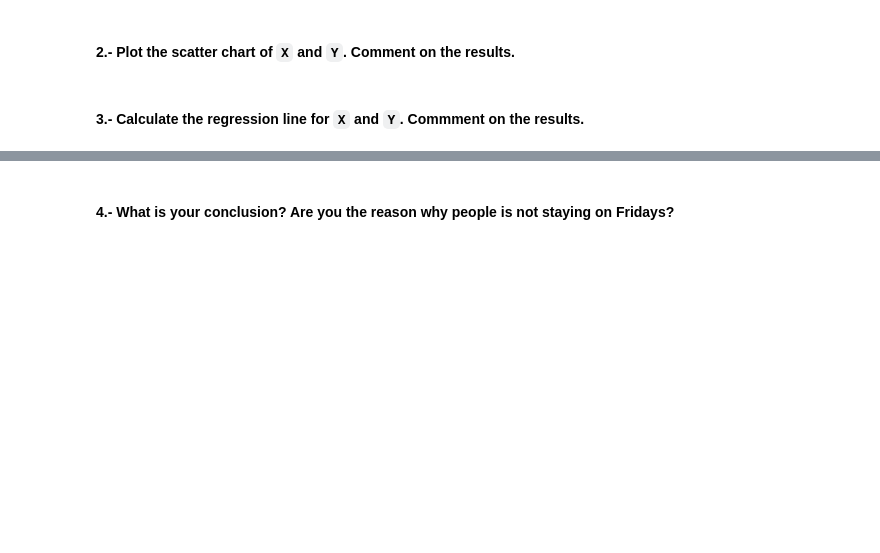
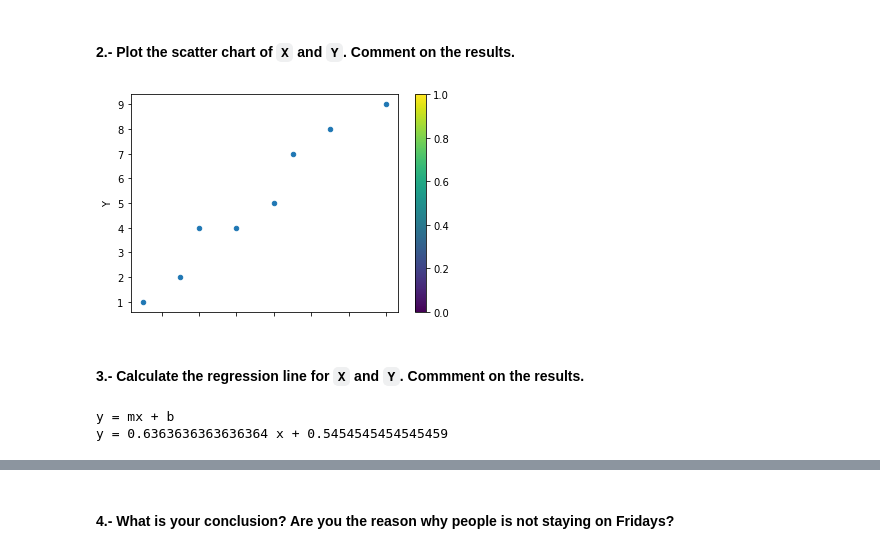
Before and after one commit to ta-data-bcn/lab-linear-regression-correlation, a Jupyter notebook: your-code/main.ipynb, the cells around one changed output, grey strips where cells are left out. Cells and saved outputs as stored; diff of their text form; code cells hidden in the pictures; blank space fills up the shorter version.

```diff
--- a/your-code/main.ipynb
+++ b/your-code/main.ipynb
@@ -213,3 +209,7 @@ correlation_coefficient(ironbeers_df, "X", "Y")
+# %%
+scatter = ironbeers_df.plot.scatter(x='X', y='Y', colormap='viridis')
+# %% [output]
+[figure, added]
 # %%
 # your comments here
 # %% [markdown]
@@ -220,0 +217,7 @@ correlation_coefficient(ironbeers_df, "X", "Y")
+# %%
+m, b = slope_intercept_calculator(ironbeers_df, "X", "Y")
+print("y = mx + b")
+print ("y =", m, "x +", b)
+# %% [output]
+y = mx + b
+y = 0.6363636363636364 x + 0.5454545454545459
```
Also changed, not shown: parts of 20 cells of this notebook.
